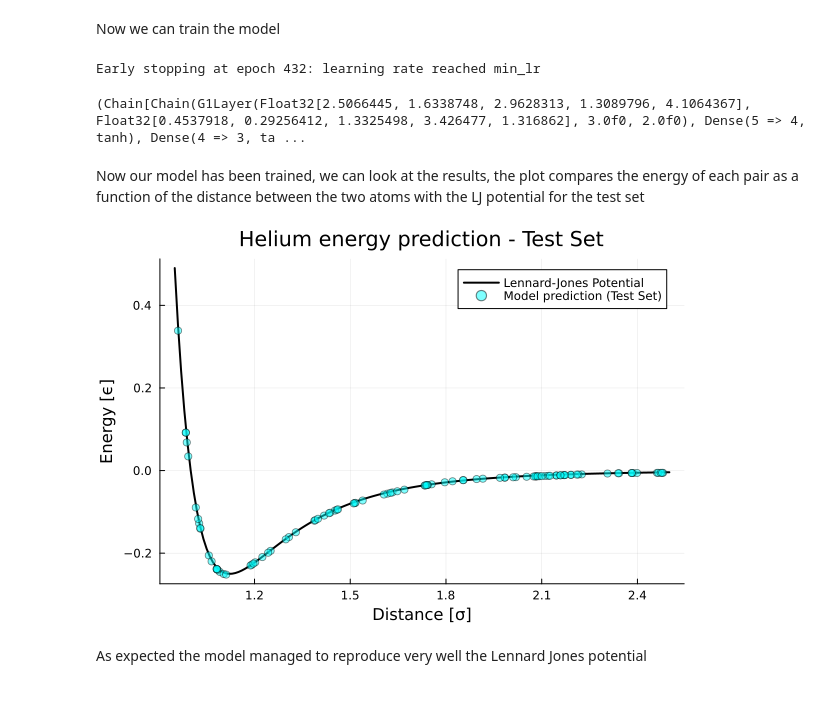
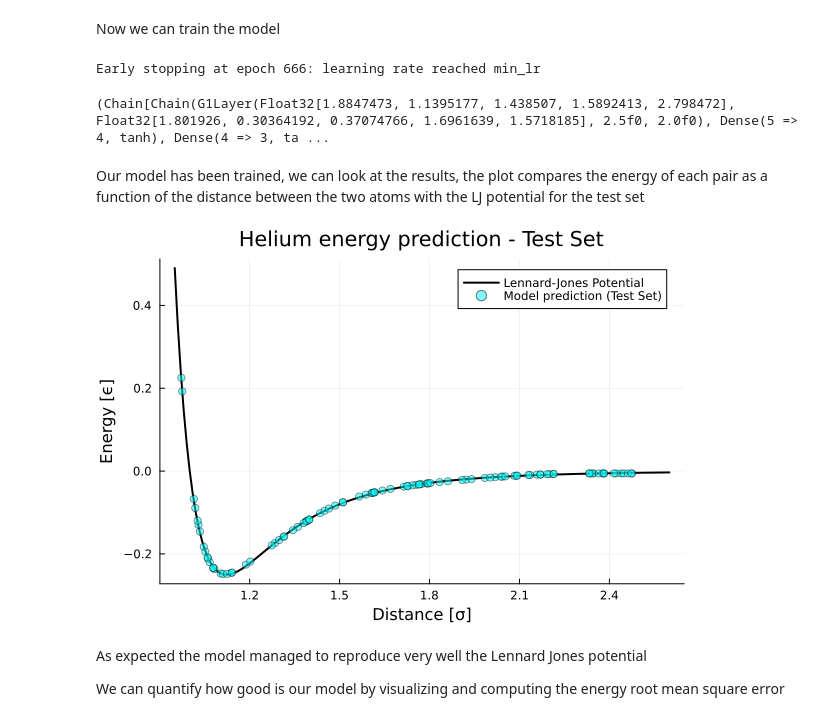
Before and after one commit to GianmarcoBiagi/SymmLearn, a Jupyter notebook: examples/Diatomic Helium Example.ipynb, the cells around one changed output. Cells and saved outputs as stored; diff of their text form; code cells hidden in the pictures.

```diff
--- a/examples/Diatomic Helium Example.ipynb
+++ b/examples/Diatomic Helium Example.ipynb
@@ -47,8 +47,8 @@ In the next block we wil building and check if our model behaves as expected,  s
 #define the model using 5 G1 symmetry functions
 #we use depth = 1, a branch with a small number of parameters, enough for this task
 
-n_G1 = 5
-r_cutoff = 3.0f0
+N_G1 = 5
+r_cutoff = 2.5f0
 
 model = build_species_models(unique_species, species_idx, N_G1, r_cutoff , depth = 1)
 
@@ -57,12 +57,14 @@ model = build_species_models(unique_species, species_idx, N_G1, r_cutoff , depth
 x_batch = x_train[1:3, :]
 y_batch = y_train[1:3]
 
+#in order to be more efficient the model actually takes as an input the distances not the coordinates
+batch_dist = distance_matrix_layer(x_batch)
 
 
 e = extract_energies(y_batch)
 f = 0f0 # we won't need to train the model using the forces
 
 
-println("Model output with a batch as input: ", dispatch(x_batch , model))
-println("Model loss with batch input: ", loss(model, x_batch, e , f))
+println("Model output with a batch as input: ", dispatch(batch_dist , model))
+println("Model loss with batch input: ", loss(model, batch_dist, e , f))
 # %% [output]
@@ -121,49 +123,53 @@ Now we can train the model
 
 last_model, best_model, train_loss, val_loss = train_model!(
         model,
-        x_train,
-        y_train,
-        x_val,
-        y_val;
-         forces = false , initial_lr = 0.01, epochs = 1000, batch_size = 32
-    )
+        x_train, y_train,
+        x_val, y_val;
+         forces = false ,  epochs = 1000 , patience = 50)
 # %% [output]
-Early stopping at epoch 432: learning rate reached min_lr
+Early stopping at epoch 666: learning rate reached min_lr
-(Chain[Chain(G1Layer(Float32[2.5066445, 1.6338748, 2.9628313, 1.3089796, 4.1064367], Float32[0.4537918, 0.29256412, 1.3325498, 3.426477, 1.316862], 3.0f0, 2.0f0), Dense(5 => 4, tanh), Dense(4 => 3, ta ...
+(Chain[Chain(G1Layer(Float32[1.8847473, 1.1395177, 1.438507, 1.5892413, 2.798472], Float32[1.801926, 0.30364192, 0.37074766, 1.6961639, 1.5718185], 2.5f0, 2.0f0), Dense(5 => 4, tanh), Dense(4 => 3, ta ...
 # %% [markdown]
-Now our model has been trained, we can look at the results, the plot compares the energy of each pair as a function of the distance between the two atoms with the LJ potential for the test set
+Our model has been trained, we can look at the results, the plot compares the energy of each pair as a function of the distance between the two atoms with the LJ potential for the test set
 # %%
-# Denormalize model predictions for the test set using Z-score inversion
-test_guess = dispatch(x_test, last_model) .* e_std .+ e_mean
+#extract the test energies
+test_dist = distance_matrix_layer(x_test)
 
 
+# Denormalize model predictions for the test set using Z-score inversion
+test_guess = dispatch(test_dist, best_model) .* e_std .+ e_mean
 # Extract interatomic distances from the test set (for plotting)
-test_distances = [x_test[i][2].coord[1] for i in 1:size(x_test, 1)]
+r_ij = [only(test_dist[i, 1].dist) for i in 1:size(x_test, 1)]
+
+#We can also make the data for the reference plot
+
+f_lj(x) = (1/x^(12) - 1/x^(6))
+
+x = 0.95:0.01:2.6
+y = f_lj.(x)
 
 
-# Define Lennard-Jones potential curve for reference
-r = 0.95:0.01:2.5
-lj_energy =  ((1 ./ r).^12 .- (1 ./ r).^6)
-
-plot(r, lj_energy,
+plot(x, y,
     label="Lennard-Jones Potential",
     color="black",
     lw=2
 )
 
 # Plot predictions vs Lennard-Jones potential
-scatter!(test_distances, test_guess,
+scatter!(r_ij, test_guess,
     label="Model prediction (Test Set)",
     alpha=0.5,
     color="cyan"
 )
 
 
 
 xlabel!("Distance [σ]")
 ylabel!("Energy [ϵ]")
 title!("Helium energy prediction - Test Set")
 # %% [output]
-[figure, old version]
+[figure, new version]
 # %% [markdown]
 As expected the model managed to reproduce very well the Lennard Jones potential
+
+We can quantify how good is our model by visualizing and computing the energy root mean square error
```
Also changed, not shown: parts of 5 cells of this notebook.
